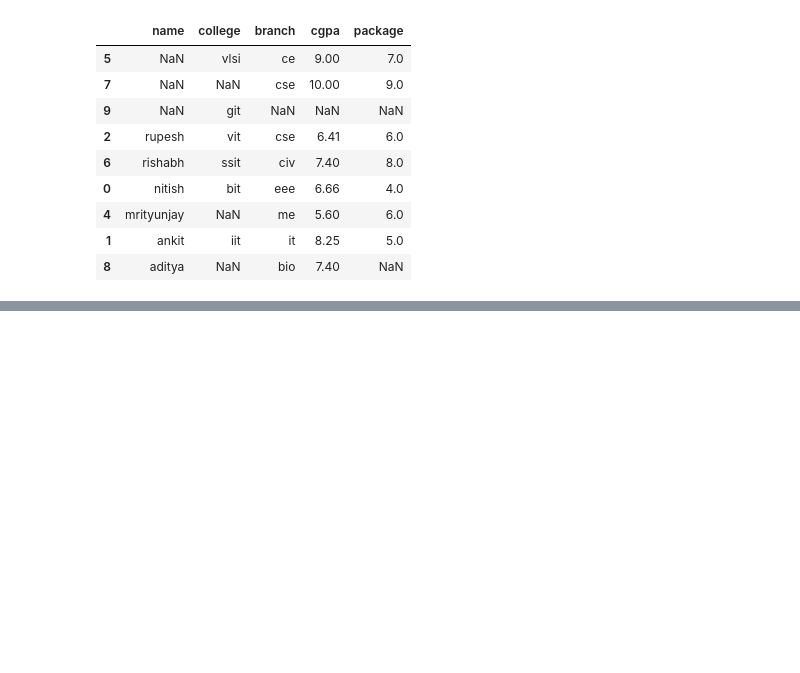
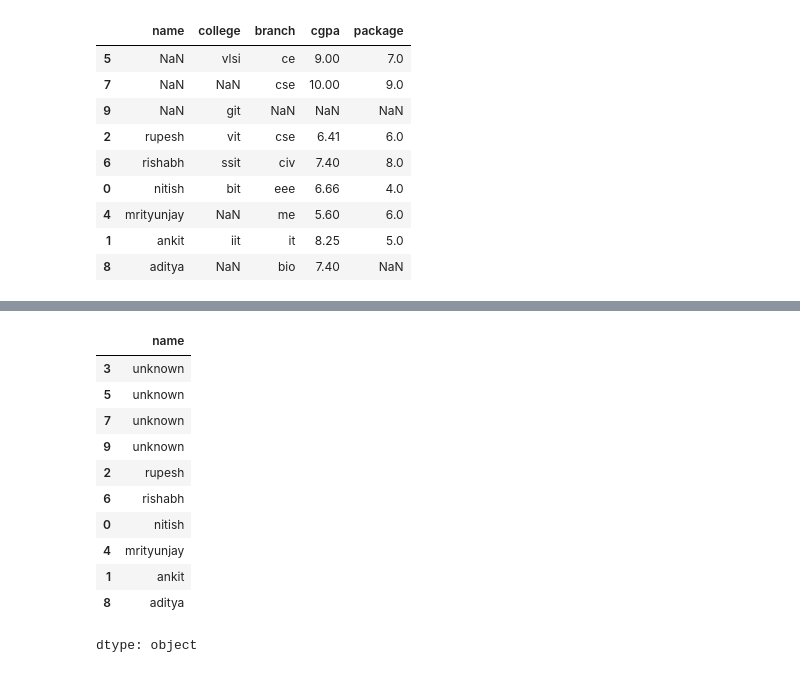
Before and after one commit to akritivishwakarma2007/DE-journey, a Jupyter notebook: DataFrame_methods.ipynb, the cells around one changed output, grey strips where cells are left out. Drawn from its saved outputs; the diff is of its cells as text; code cells hidden in the pictures; blank space fills up the shorter version.

```diff
--- a/DataFrame_methods.ipynb
+++ b/DataFrame_methods.ipynb
@@ -624,0 +647,3 @@ students.dropna(how='all')
+# %%
+students.dropna(inplace=False)
+students
@@ -624,0 +656,16 @@ students.dropna(how='all')
+# %%
+# fillna(series + dataframe)
+students['name'].fillna('unknown')
+# %% [output]
+|  | name |
+| 3 | unknown |
+| 5 | unknown |
+| 7 | unknown |
+| 9 | unknown |
+| 2 | rupesh |
+| 6 | rishabh |
+| 0 | nitish |
+| 4 | mrityunjay |
+| 1 | ankit |
+| 8 | aditya |
+dtype: object
```
Also changed, not shown: parts of 14 cells of this notebook.
